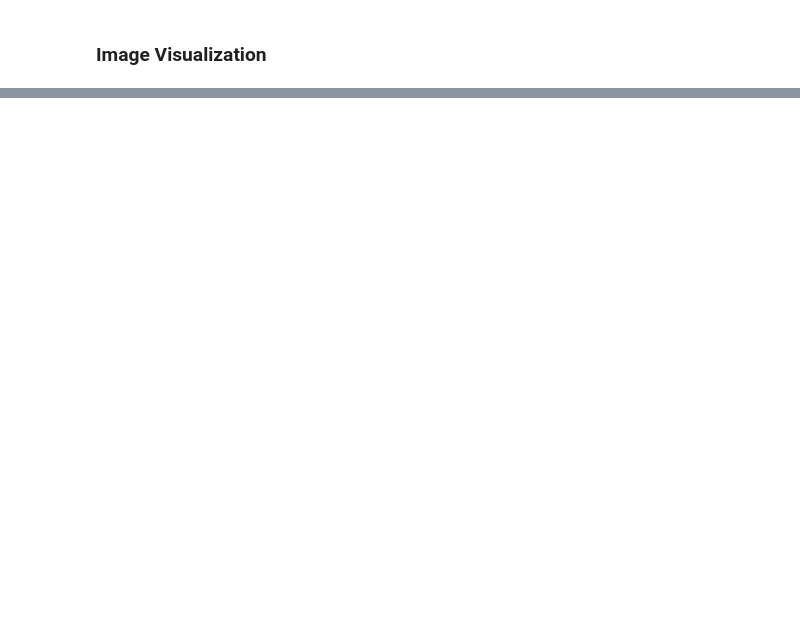
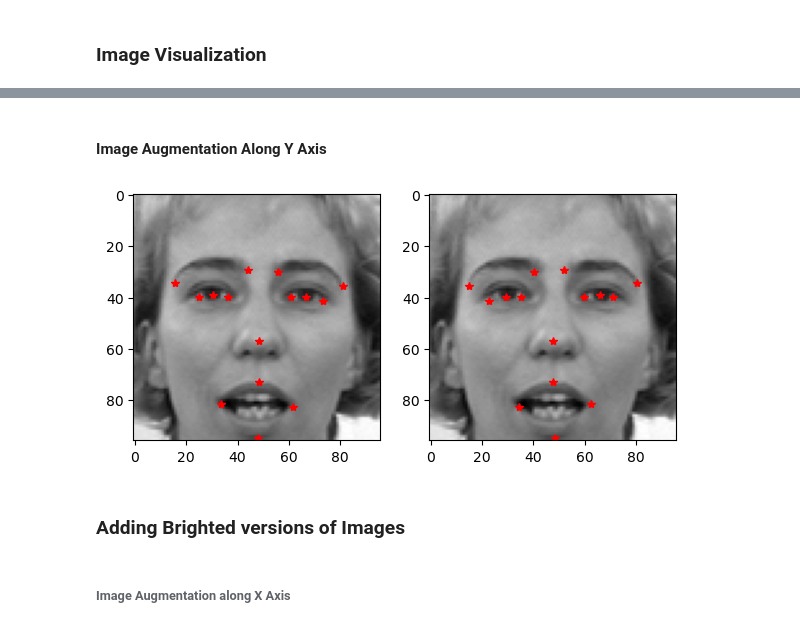
Before and after one commit to arshia-pelathur/Facial-Emotion-AI, a Jupyter notebook: FacialKeyPointDetection.ipynb, the cells around one changed output, grey strips where cells are left out. Cells and saved outputs as stored; diff of their text form; code cells hidden in the pictures; blank space fills up the shorter version.

Commit message:
data augmentation of images

```diff
--- a/FacialKeyPointDetection.ipynb
+++ b/FacialKeyPointDetection.ipynb
@@ -49,0 +62,30 @@ for i in range(30):
+# %% [markdown]
+#### Image Augmentation Along Y Axis
+# %%
+data_copy = data.copy()
+data_copy['Image'] = data_copy['Image_reshaped'].apply(lambda i: np.flip(i,axis=1)) # axis 1 means y axis. Flips every row of image data horizonataly
+
+# Flipping along y axis keeps the y coordinates the same while the x coordinates become exactly opp in sign
+clmns = data_copy.columns[:-2]
+for i in range(len(clmns)):
+    if i%2 == 0:
+        data_copy[clmns[i]] = data_copy[clmns[i]].apply(lambda i: 96. - i)         # in the maximum length of the image
+# %%
+fig = plt.figure(figsize = (7,7))
+
+ax = fig.add_subplot(1,2,1)
+plt.imshow(data['Image_reshaped'][11],cmap = 'gray')
+for factor in range(0,data.shape[1]-2,2):
+        plt.plot(data.loc[11][factor],data.loc[11][factor+1],'r*')       # key facial factors for every image displayed
+
+ax = fig.add_subplot(1,2,2)
+plt.imshow(data_copy['Image_reshaped'][11],cmap = 'gray')
+for factor in range(0,data_copy.shape[1]-2,2):
+        plt.plot(data_copy.loc[11][factor],data_copy.loc[11][factor+1],'r*')       # key facial factors for every image displayed
+
+
+df_augmented = pd.concat([data,data_copy])             # adding both dataframes
+# %% [output]
+[figure, added]
+# %% [markdown]
+### Adding Brighted versions of Images
@@ -49,0 +96,2 @@ for i in range(30):
+# %% [markdown]
+###### Image Augmentation along X Axis
```
Also changed, not shown: parts of 6 cells of this notebook.
